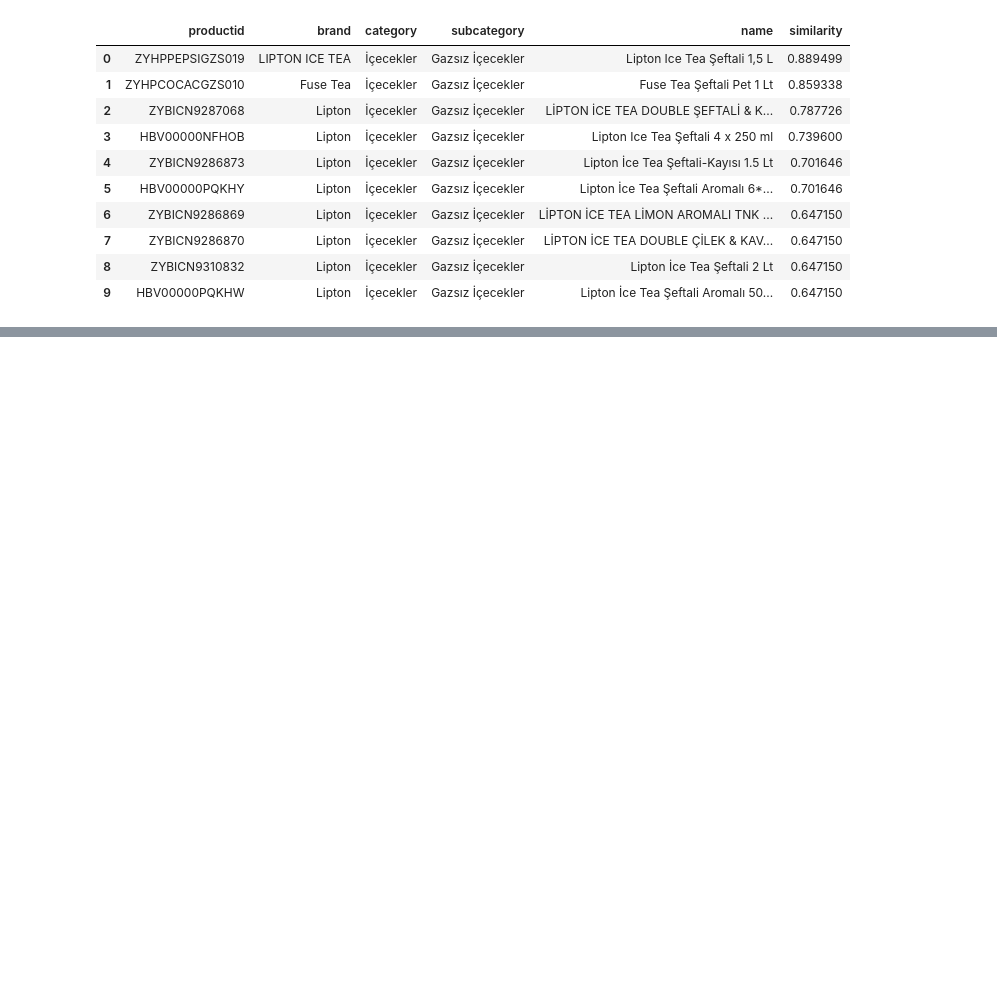
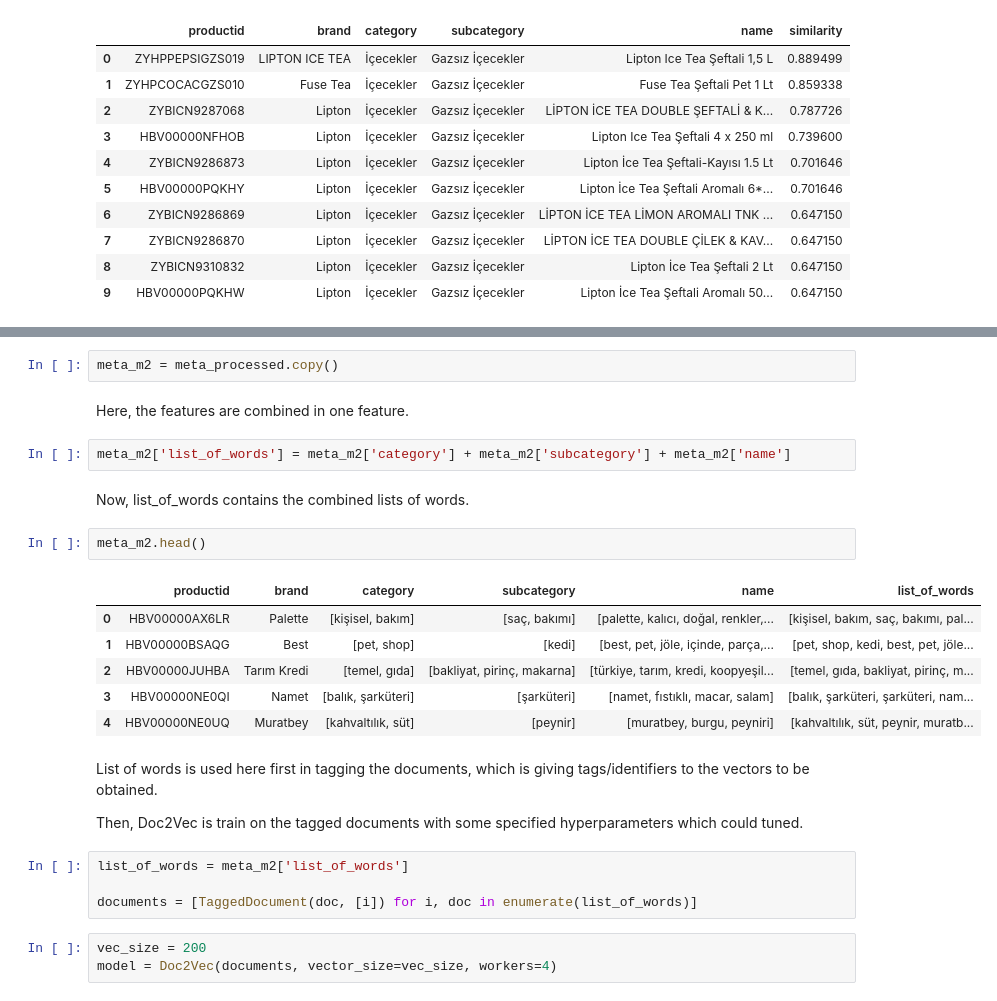
Before and after one commit to asimokby/recommendation-system-Hepsiburada, a Jupyter notebook: notebook.ipynb, the cells around one changed output, grey strips where cells are left out. Cells and saved outputs as stored; diff of their text form; blank space fills up the shorter version.

```diff
--- a/notebook.ipynb
+++ b/notebook.ipynb
@@ -439,0 +457,28 @@ output_products
+# %%
+meta_m2 = meta_processed.copy()
+# %% [markdown]
+Here, the features are combined in one feature.
+# %%
+meta_m2['list_of_words'] = meta_m2['category'] + meta_m2['subcategory'] + meta_m2['name']
+# %% [markdown]
+Now, list_of_words contains the combined lists of words.
+# %%
+meta_m2.head()
+# %% [output]
+|  | productid | brand | category | subcategory | name | list_of_words |
+| 0 | HBV00000AX6LR | Palette | [kişisel, bakım] | [saç, bakımı] | [palette, kalıcı, doğal, renkler,... | [kişisel, bakım, saç, bakımı, pal... |
+| 1 | HBV00000BSAQG | Best | [pet, shop] | [kedi] | [best, pet, jöle, i̇çinde, parça,... | [pet, shop, kedi, best, pet, jöle... |
+| 2 | HBV00000JUHBA | Tarım Kredi | [temel, gıda] | [bakliyat, pirinç, makarna] | [türkiye, tarım, kredi, koopyeşil... | [temel, gıda, bakliyat, pirinç, m... |
+| 3 | HBV00000NE0QI | Namet | [balık, şarküteri] | [şarküteri] | [namet, fıstıklı, macar, salam] | [balık, şarküteri, şarküteri, nam... |
+| 4 | HBV00000NE0UQ | Muratbey | [kahvaltılık, süt] | [peynir] | [muratbey, burgu, peyniri] | [kahvaltılık, süt, peynir, muratb... |
+# %% [markdown]
+List of words is used here first in tagging the documents, which is giving tags/identifiers to the vectors to be obtained.
+
+Then, Doc2Vec is train on the tagged documents with some specified hyperparameters which could tuned.
+# %%
+list_of_words = meta_m2['list_of_words']
+
+documents = [TaggedDocument(doc, [i]) for i, doc in enumerate(list_of_words)]
+# %%
+vec_size = 200
+model = Doc2Vec(documents, vector_size=vec_size, workers=4)
```
Also changed, not shown: parts of 39 cells of this notebook, 5 other files.
